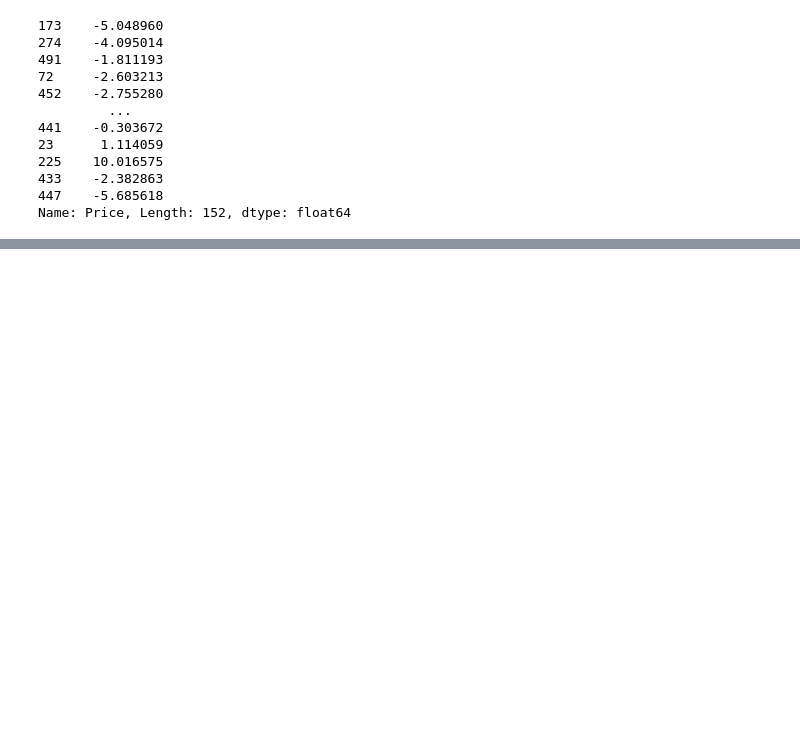
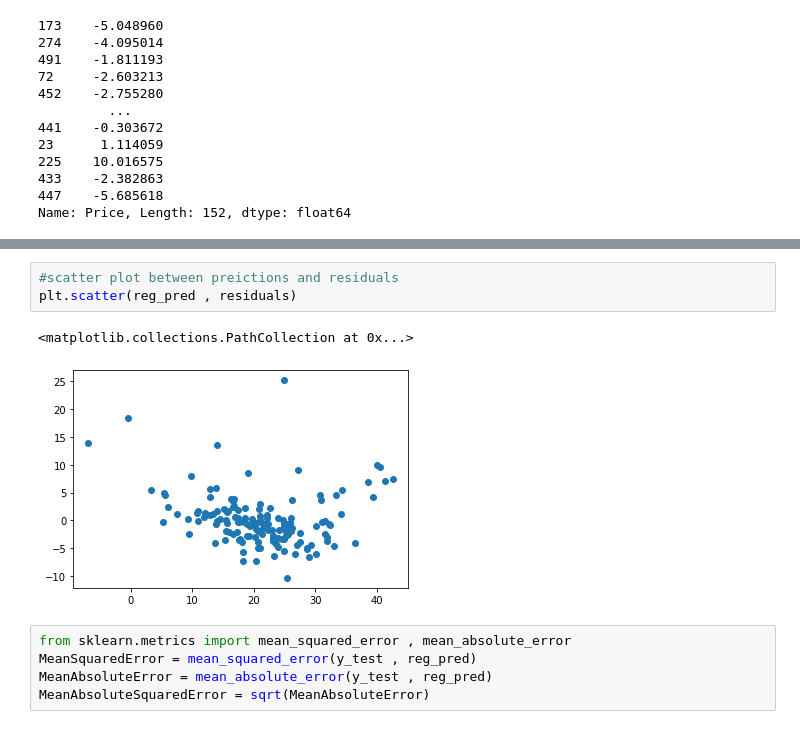
Before and after one commit to BHARATHBN-123/HousePricePrediction, a Jupyter notebook: HousePricePrediction.ipynb, the cells around one changed output, grey strips where cells are left out. Drawn from its saved outputs; the diff is of its cells as text; blank space fills up the shorter version.

```diff
--- a/HousePricePrediction.ipynb
+++ b/HousePricePrediction.ipynb
@@ -308,0 +313,11 @@ Name: Price, Length: 152, dtype: float64
+# %%
+#scatter plot between preictions and residuals
+plt.scatter(reg_pred , residuals)
+# %% [output]
+<matplotlib.collections.PathCollection at 0x...>
+[figure, added]
+# %%
+from sklearn.metrics import mean_squared_error , mean_absolute_error
+MeanSquaredError = mean_squared_error(y_test , reg_pred)
+MeanAbsoluteError = mean_absolute_error(y_test , reg_pred)
+MeanAbsoluteSquaredError = sqrt(MeanAbsoluteError)
```
Also changed, not shown: parts of 1 cell of this notebook.
